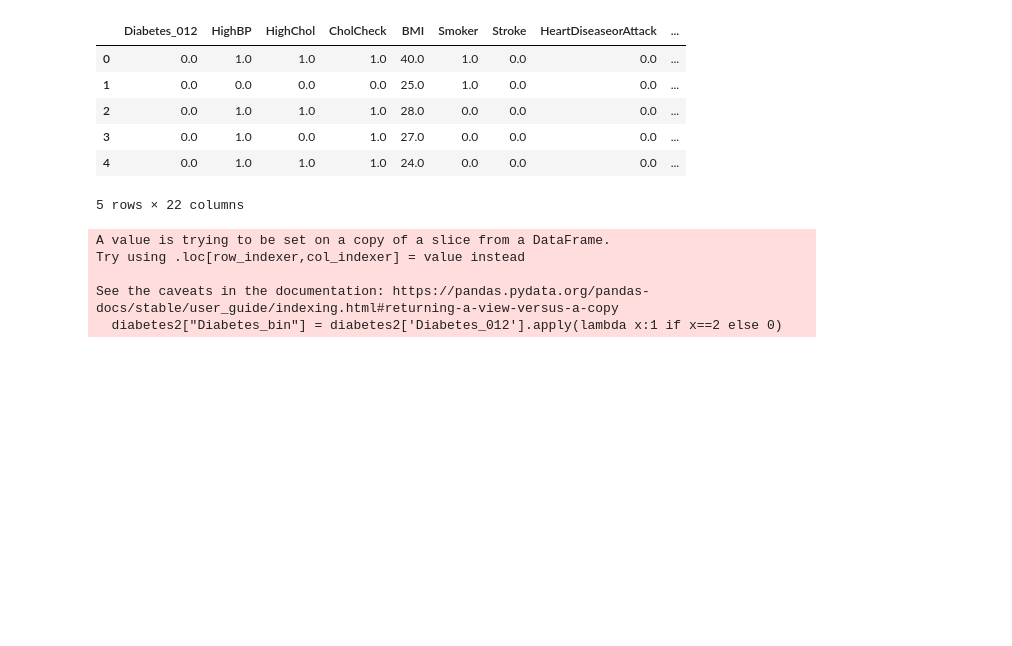
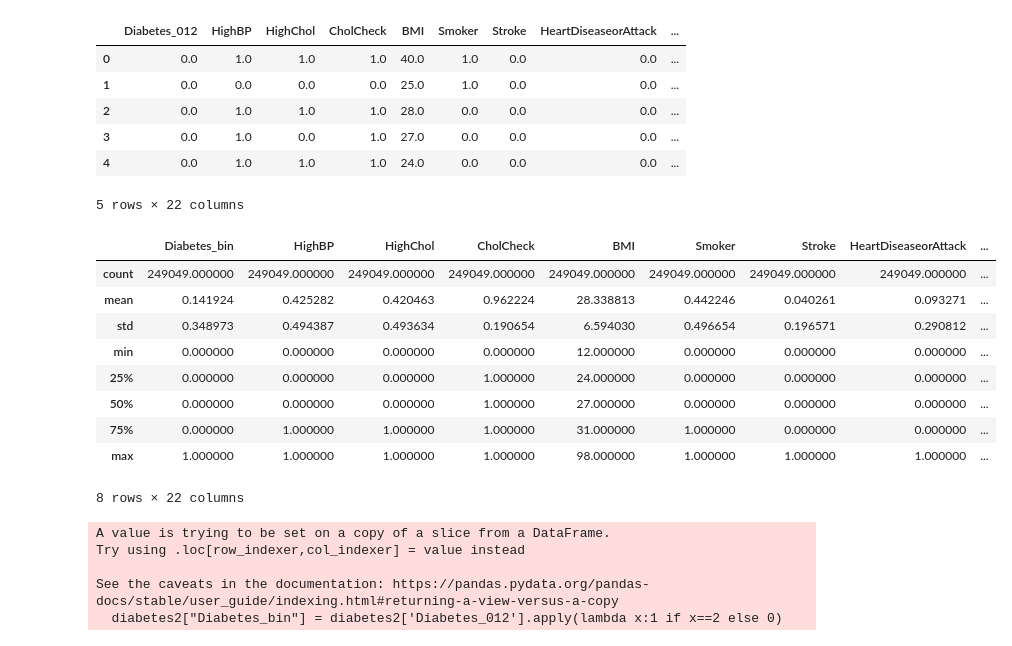
Before and after one commit to singfila/data110_diabetes_project, a Jupyter notebook: data110_final_project.ipynb, the cells around one changed output. Cells and saved outputs as stored; diff of their text form; code cells hidden in the pictures; blank space fills up the shorter version.

```diff
--- a/data110_final_project.ipynb
+++ b/data110_final_project.ipynb
@@ -32,6 +59,19 @@ diabetes2.head()
 | 3 | 0.0 | 1.0 | 0.0 | 1.0 | 27.0 | 0.0 | 0.0 | 0.0 | ... |
 | 4 | 0.0 | 1.0 | 1.0 | 1.0 | 24.0 | 0.0 | 0.0 | 0.0 | ... |
 5 rows × 22 columns
+# %%
+diabetes2.describe()
+# %% [output]
+|  | Diabetes_bin | HighBP | HighChol | CholCheck | BMI | Smoker | Stroke | HeartDiseaseorAttack | ... |
+| count | 249049.000000 | 249049.000000 | 249049.000000 | 249049.000000 | 249049.000000 | 249049.000000 | 249049.000000 | 249049.000000 | ... |
+| mean | 0.141924 | 0.425282 | 0.420463 | 0.962224 | 28.338813 | 0.442246 | 0.040261 | 0.093271 | ... |
+| std | 0.348973 | 0.494387 | 0.493634 | 0.190654 | 6.594030 | 0.496654 | 0.196571 | 0.290812 | ... |
+| min | 0.000000 | 0.000000 | 0.000000 | 0.000000 | 12.000000 | 0.000000 | 0.000000 | 0.000000 | ... |
+| 25% | 0.000000 | 0.000000 | 0.000000 | 1.000000 | 24.000000 | 0.000000 | 0.000000 | 0.000000 | ... |
+| 50% | 0.000000 | 0.000000 | 0.000000 | 1.000000 | 27.000000 | 0.000000 | 0.000000 | 0.000000 | ... |
+| 75% | 0.000000 | 1.000000 | 1.000000 | 1.000000 | 31.000000 | 1.000000 | 0.000000 | 0.000000 | ... |
+| max | 1.000000 | 1.000000 | 1.000000 | 1.000000 | 98.000000 | 1.000000 | 1.000000 | 1.000000 | ... |
+8 rows × 22 columns
 # %%
 diabetes2["Diabetes_bin"] = diabetes2['Diabetes_012'].apply(lambda x:1 if x==2 else 0)
 diabetes2 = diabetes2.drop(columns = "Diabetes_012")
```
Also changed, not shown: parts of 15 cells of this notebook.
